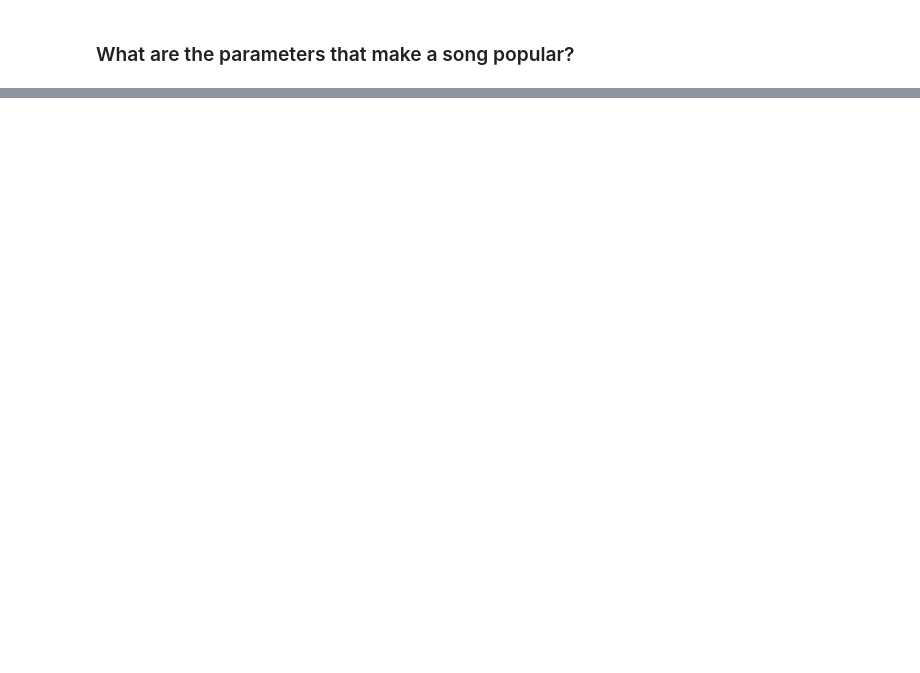
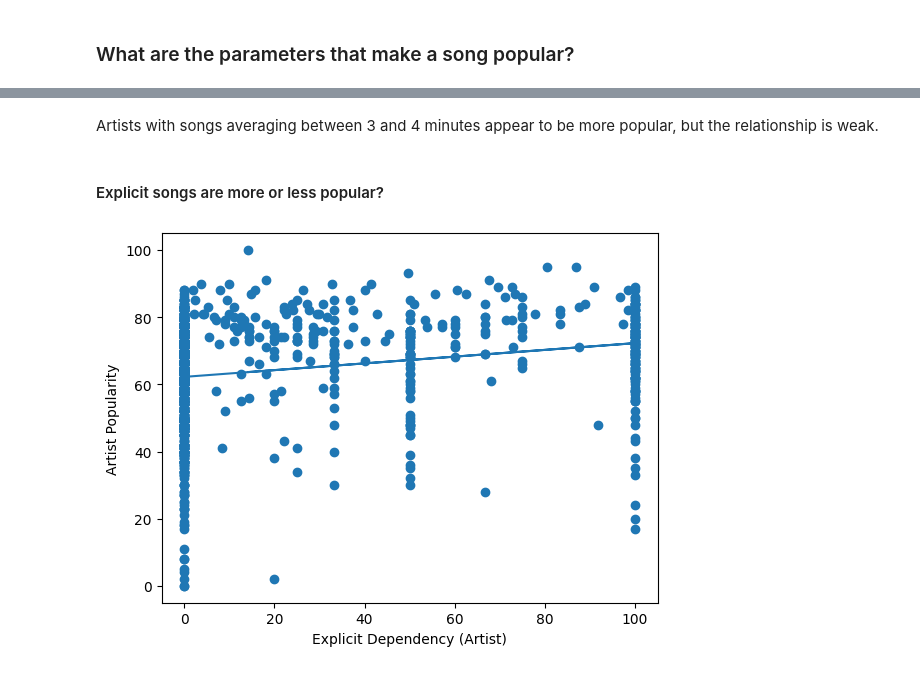
Before and after one commit to prokope/learning-data-science, a Jupyter notebook: eda.ipynb, the cells around one changed output, grey strips where cells are left out. Saved outputs shown, nothing was run; the diff lists cells and outputs as text; code cells hidden in the pictures; blank space fills up the shorter version.

```diff
--- a/eda.ipynb
+++ b/eda.ipynb
@@ -425,0 +454,21 @@ artist_popularity_metrics.head(25)
+# %% [markdown]
+Artists with songs averaging between 3 and 4 minutes appear to be more popular, but the relationship is weak.
+# %% [markdown]
+#### Explicit songs are more or less popular?
+# %%
+x = artist_popularity_metrics['explicit_dependency']
+y = artist_popularity_metrics['artist_popularity']
+
+fig, ax = plt.subplots()
+
+plt.scatter(x, y)
+
+m, b = np.polyfit(x, y, 1)
+plt.plot(x, m*x + b)
+
+plt.xlabel('Explicit Dependency (Artist)')
+plt.ylabel('Artist Popularity')
+
+plt.show()
+# %% [output]
+[figure, added]
```
Also changed, not shown: parts of 3 cells of this notebook.
